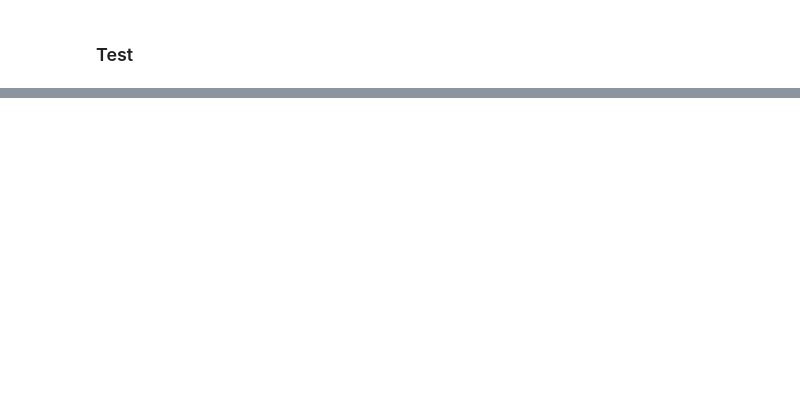
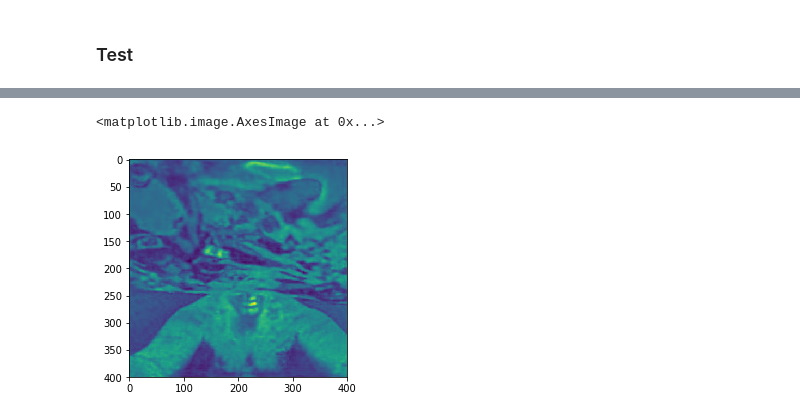
Before and after one commit to jagans94/Coloring-greyscale-images, a Jupyter notebook: Alpha-version/pytorch-alpha-version.ipynb, the cells around one changed output, grey strips where cells are left out. Cells and saved outputs as stored; diff of their text form; code cells hidden in the pictures; blank space fills up the shorter version.

```diff
--- a/Alpha-version/pytorch-alpha-version.ipynb
+++ b/Alpha-version/pytorch-alpha-version.ipynb
@@ -272,0 +298,5 @@ plt.imshow(Y_pred[:,:,1])
+# %%
+plt.imshow(np.squeeze(Y_pred)[:,:,0])
+# %% [output]
+<matplotlib.image.AxesImage at 0x...>
+[figure, added]
```
Also changed, not shown: parts of 23 cells of this notebook, 7 other files.
